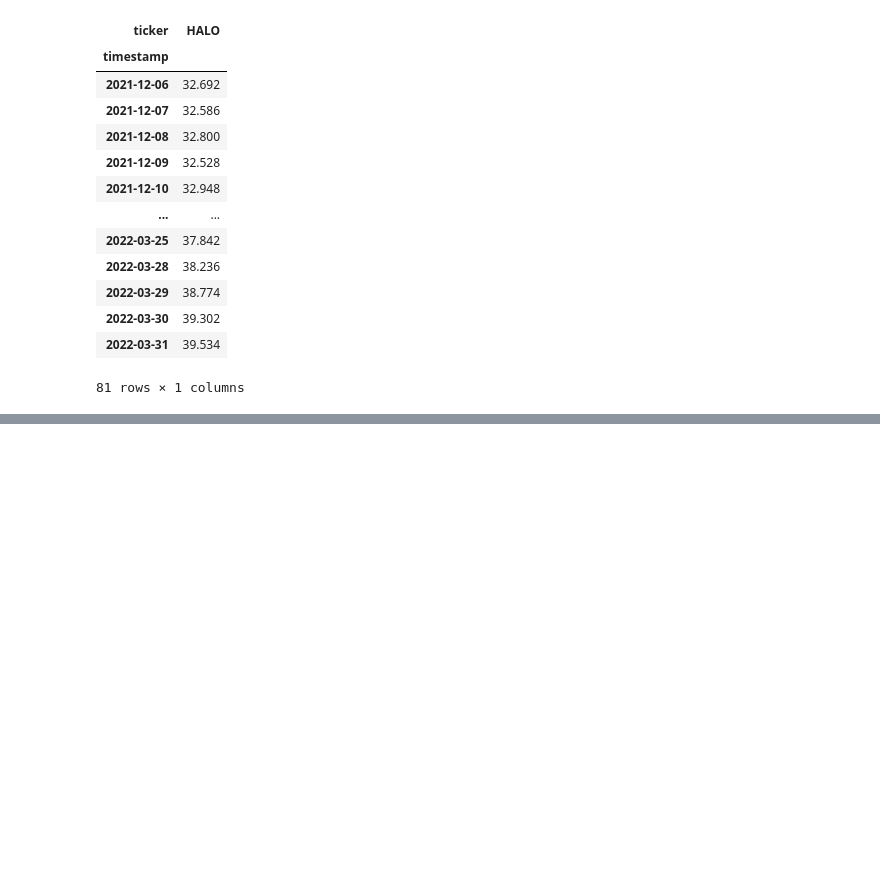
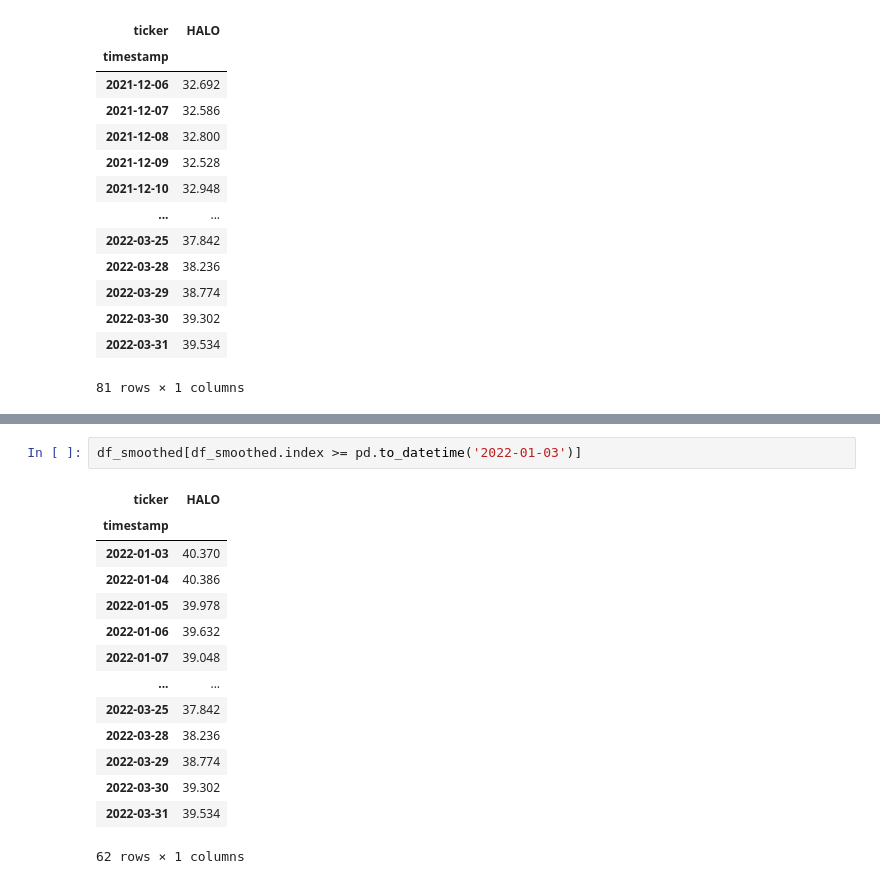
Before and after one commit to alonergan/StockApp, a Jupyter notebook: Algorithm/basic_lstm_no_clusters.ipynb, the cells around one changed output, grey strips where cells are left out. Drawn from its saved outputs; the diff is of its cells as text; blank space fills up the shorter version.

```diff
--- a/Algorithm/basic_lstm_no_clusters.ipynb
+++ b/Algorithm/basic_lstm_no_clusters.ipynb
@@ -283,0 +321,17 @@ timestamp
+# %%
+df_smoothed[df_smoothed.index >= pd.to_datetime('2022-01-03')]
+# %% [output]
+| ticker | HALO |
+| timestamp |  |
+| 2022-01-03 | 40.370 |
+| 2022-01-04 | 40.386 |
+| 2022-01-05 | 39.978 |
+| 2022-01-06 | 39.632 |
+| 2022-01-07 | 39.048 |
+| ... | ... |
+| 2022-03-25 | 37.842 |
+| 2022-03-28 | 38.236 |
+| 2022-03-29 | 38.774 |
+| 2022-03-30 | 39.302 |
+| 2022-03-31 | 39.534 |
+62 rows × 1 columns
```
Also changed, not shown: parts of 11 cells of this notebook, 4 other files.
